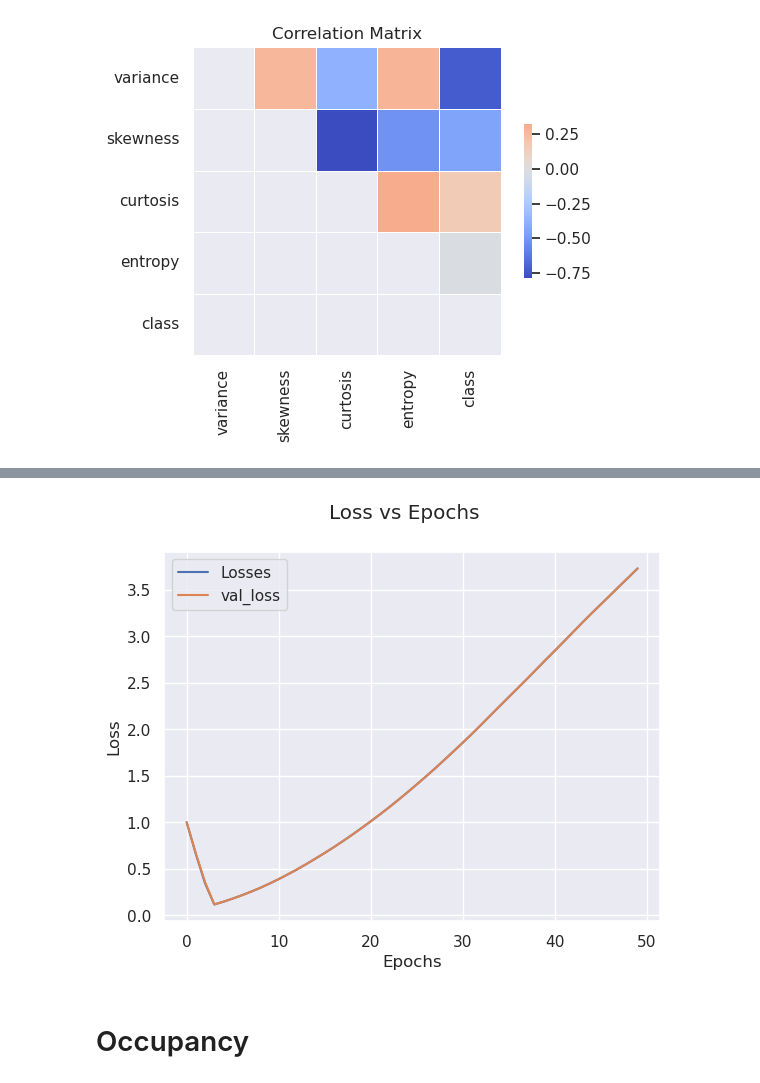
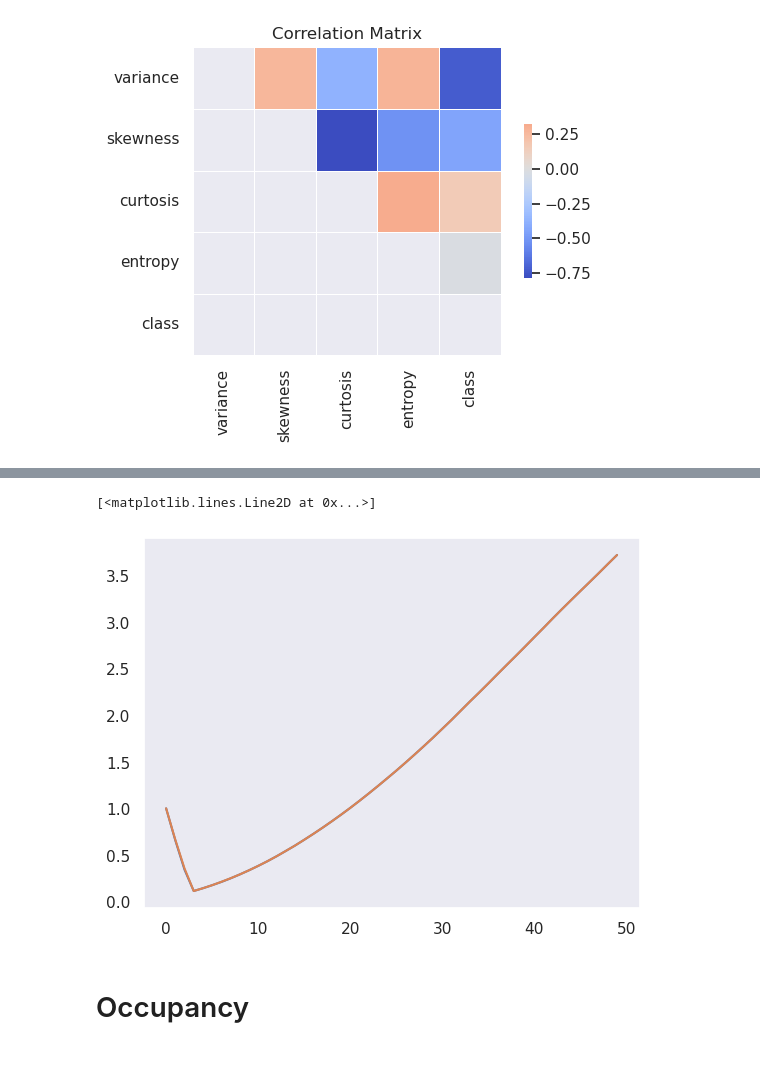
Before and after one commit to Robert-Gomez-AI/MathsOfMLCourse, a Jupyter notebook: SVM.ipynb, the cells around one changed output, grey strips where cells are left out. Saved outputs shown, nothing was run; the diff lists cells and outputs as text; code cells hidden in the pictures.

```diff
--- a/SVM.ipynb
+++ b/SVM.ipynb
@@ -136,7 +137,9 @@ svm.fit(X_train, y_train,X_val,y_val,learning_rate=0.001,epochs=50)
-# %%
-svm.plot_loss()
-# %% [output]
-[figure, removed]
+# %%
+plt.plot(svm.losses)
+plt.plot(svm.val_loss)
+# %% [output]
+[<matplotlib.lines.Line2D at 0x...>]
+[figure, added]
 # %% [markdown]
 # Occupancy
 # %%
```
Also changed, not shown: parts of 1 cell of this notebook, 1 other file.
